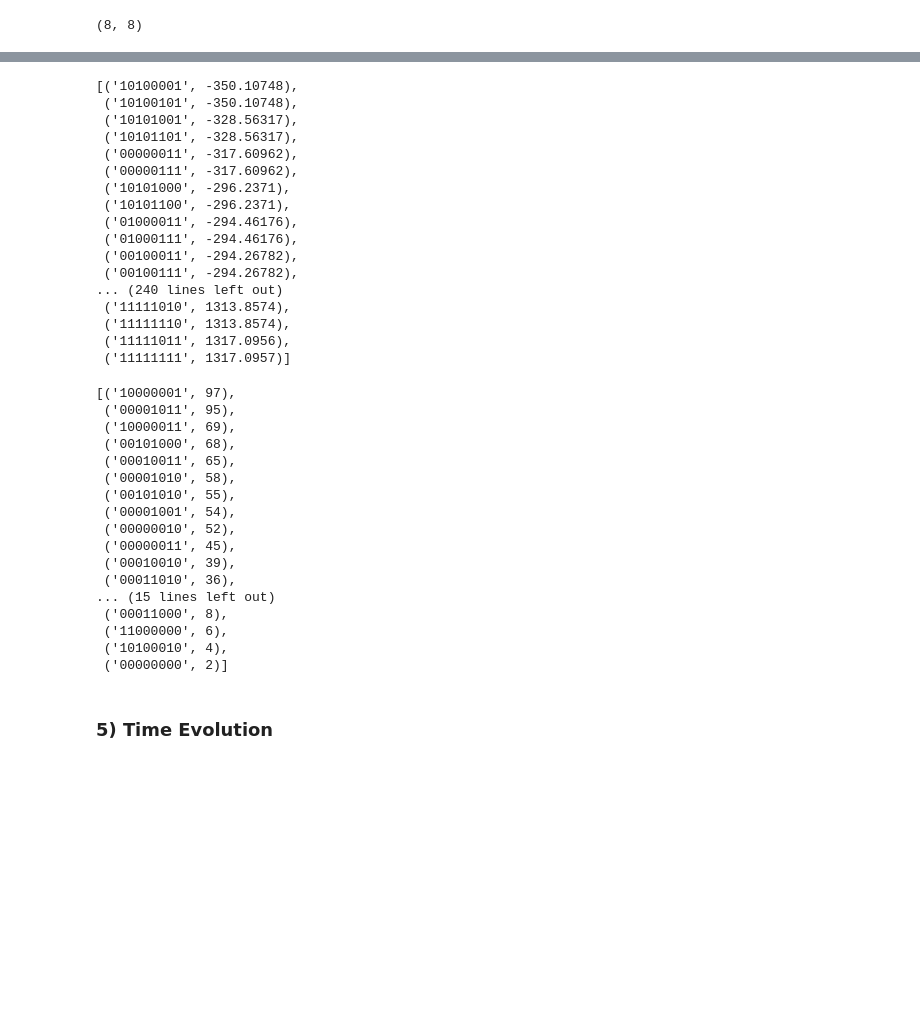
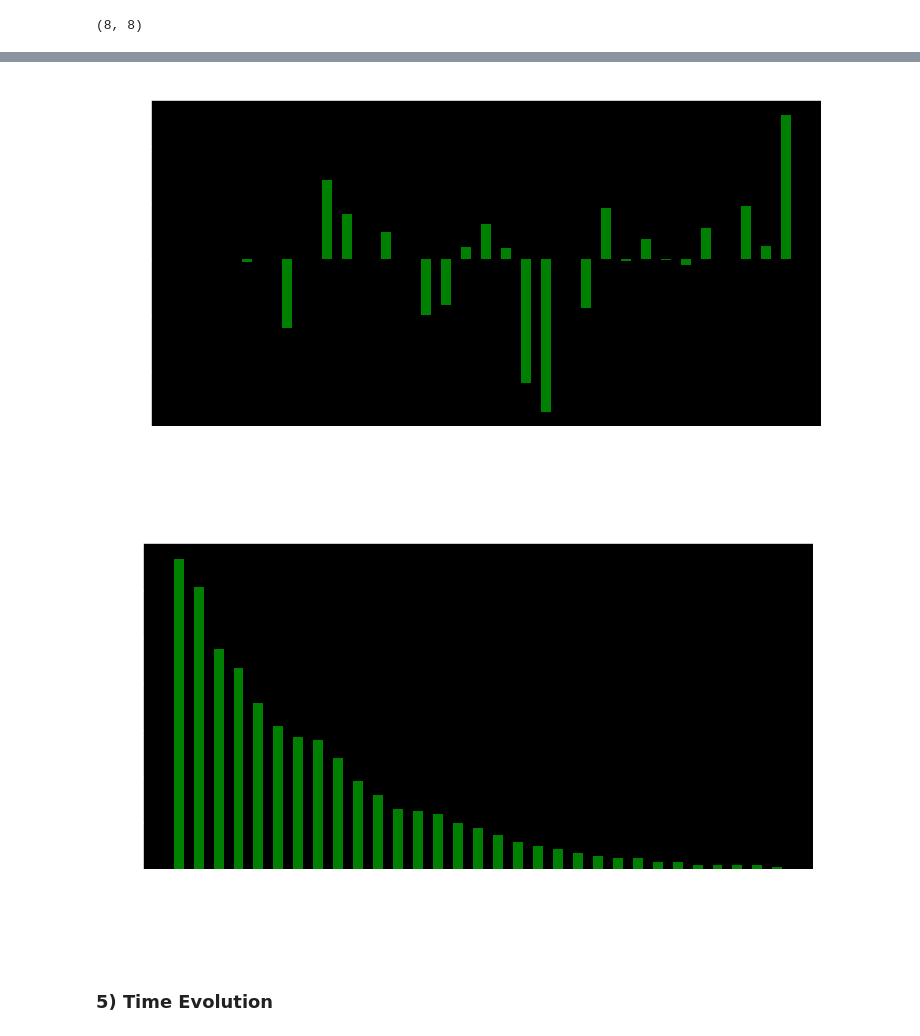
Before and after one commit to ogorodnikov/fmqa, a Jupyter notebook: chemistry/pasqal.ipynb, the cells around one changed output, grey strips where cells are left out. Saved outputs shown, nothing was run; the diff lists cells and outputs as text; code cells hidden in the pictures; blank space fills up the shorter version.

```diff
--- a/chemistry/pasqal.ipynb
+++ b/chemistry/pasqal.ipynb
@@ -339,0 +318,10 @@ state_strings.shape
+# %%
+selected_state_strings = np.array(list(counts.keys()))
+
+selected_bit_strings = np.frombuffer(selected_state_strings,'<U1')
+
+selected_bits = selected_bit_strings.astype('uint8')
+
+selected_state_bits = selected_bits.reshape(-1, selected_qubits_count)
+
+selected_state_bits
@@ -353,5 +371,5 @@ state_bits.shape
 # %%
-costs = np.diag(state_bits @ coupling_matrix @ state_bits.T)
+costs = np.diag(selected_state_bits @ selected_coupling_matrix @ selected_state_bits.T)
 
 costs.shape
 # %% [output]
@@ -371,45 +377,13 @@ plot_distribution(dict(state_costs))
-# %%
-top_state_costs[:]
-# %% [output]
-[('10100001', -350.10748),
- ('10100101', -350.10748),
- ('10101001', -328.56317),
- ('10101101', -328.56317),
- ('00000011', -317.60962),
- ('00000111', -317.60962),
- ('10101000', -296.2371),
- ('10101100', -296.2371),
- ('01000011', -294.46176),
- ('01000111', -294.46176),
- ('00100011', -294.26782),
- ('00100111', -294.26782),
-... (240 lines left out)
- ('11111010', 1313.8574),
- ('11111110', 1313.8574),
- ('11111011', 1317.0956),
- ('11111111', 1317.0957)]
-# %%
-top_counts = sorted(counts.items(), key=lambda item: -item[1])
-
-top_counts
-# %% [output]
-[('10000001', 97),
- ('00001011', 95),
- ('10000011', 69),
- ('00101000', 68),
- ('00010011', 65),
- ('00001010', 58),
- ('00101010', 55),
- ('00001001', 54),
- ('00000010', 52),
- ('00000011', 45),
- ('00010010', 39),
- ('00011010', 36),
-... (15 lines left out)
- ('00011000', 8),
- ('11000000', 6),
- ('10100010', 4),
- ('00000000', 2)]
+# %%
+state_costs = list(zip(counts, costs))
+
+plot_distribution(dict(state_costs))
+# %% [output]
+[figure, added]
+# %%
+plot_distribution(dict(counts))
+# %% [output]
+[figure, added]
 # %% [markdown]
 ### 5) Time Evolution
 # %%
```
Also changed, not shown: parts of 14 cells of this notebook.
